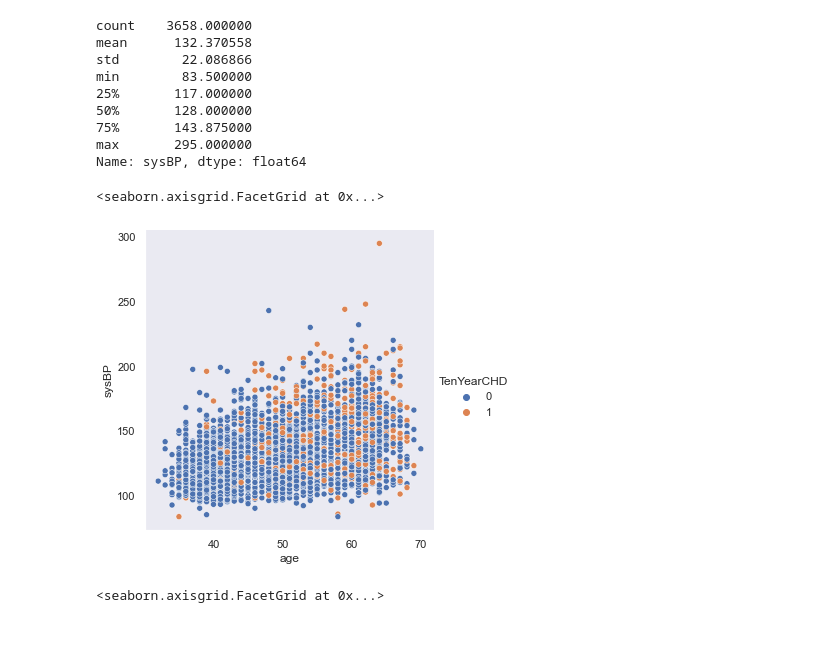
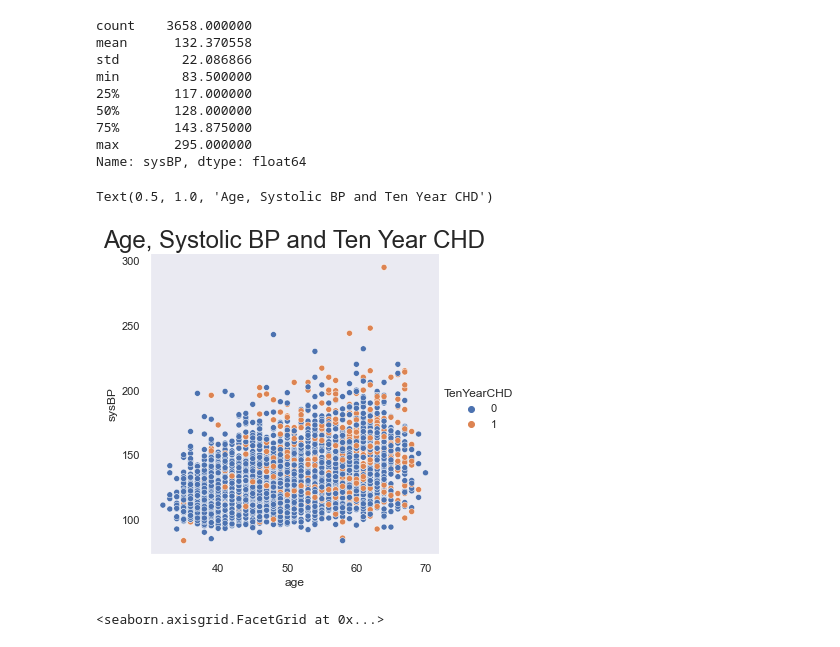
Before and after one commit to DennisdelRioCarbo/Team-11, a Jupyter notebook: framingham_eda.ipynb, the cells around one changed output. Cells and saved outputs as stored; diff of their text form; code cells hidden in the pictures.

```diff
--- a/framingham_eda.ipynb
+++ b/framingham_eda.ipynb
@@ -495,9 +500,10 @@ Name: sysBP, dtype: float64
 # %%
 #Scatterplot for age and sysBP by TenYearCHD
 sns.relplot(data=df, x='age', y='sysBP', hue='TenYearCHD')
+plt.title('Age, Systolic BP and Ten Year CHD', size=24)
 # %% [output]
-<seaborn.axisgrid.FacetGrid at 0x...>
+Text(0.5, 1.0, 'Age, Systolic BP and Ten Year CHD')
-[figure, old version]
+[figure, new version]
 # %%
 #Scatterplot for sysBP by age and sex divided into columns for currentSmoker
 g=sns.FacetGrid(df, col='currentSmoker', hue='sex')
```
Also changed, not shown: parts of 8 cells of this notebook.
